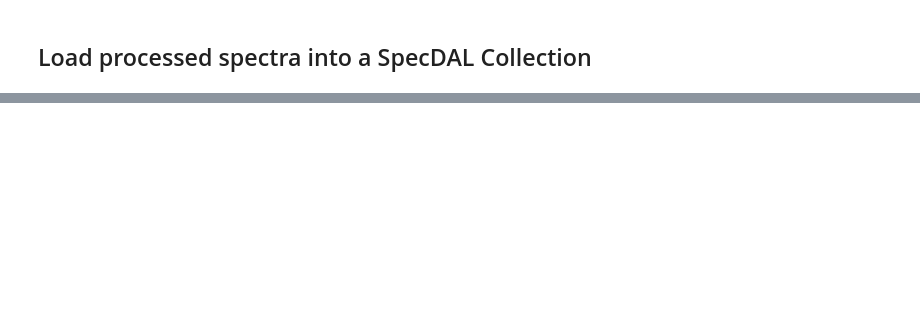
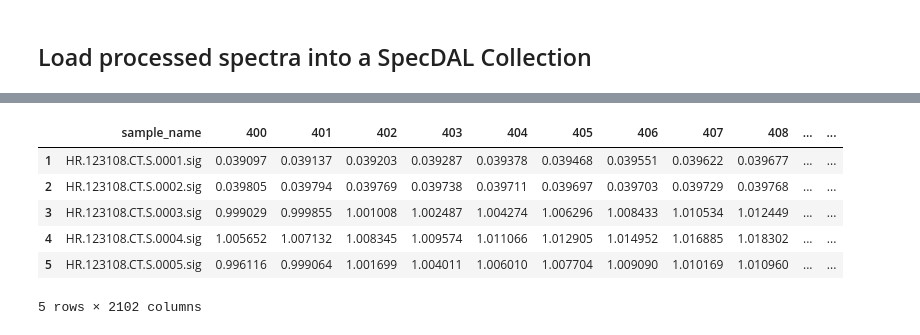
Before and after one commit to regs08/SVCProcessingPipeline, a Jupyter notebook: notebooks/sig_spectra_visualization.ipynb, the cells around one changed output, grey strips where cells are left out. Drawn from its saved outputs; the diff is of its cells as text; code cells hidden in the pictures; blank space fills up the shorter version.

```diff
--- a/notebooks/sig_spectra_visualization.ipynb
+++ b/notebooks/sig_spectra_visualization.ipynb
@@ -37,17 +64,26 @@ plt.show()
 # %%
 from pathlib import Path
 import pandas as pd
 import matplotlib.pyplot as plt
-processed_spectra_dir = "<REPO_ROOT>/pipeline_outputs/sig_resampled"
+processed_spectra_dir = Path("/Users/nr466/Python Projects/svcProcessingPipeline/pipeline_outputs/sig_resampled")
 PROCESSED_SPECTRA_CSV_PATHS = {
-    'bottom': "YOUR PATH HERE",
+    '72224_Crittenden_SVC_Bronze': Path(processed_spectra_dir) / '72224_Crittenden_SVC_Bronze' / '72224_Crittenden_SVC_Silver_merged_spectra.csv',
+    '72924_Crittenden_SVC_Silver': Path(processed_spectra_dir) / '72924_Crittenden_SVC_Silver' / '72924_Crittenden_SVC_Silver_merged_spectra.csv',
 
 }
-merged_df = pd.read_csv(PROCESSED_SPECTRA_CSV_PATHS['bottom']).iloc[1:] #remove reference scan
+merged_df = pd.read_csv(PROCESSED_SPECTRA_CSV_PATHS[example_folder]).iloc[1:] #we can just use the example folder variable defined earlier
 
 
 
 merged_df.head()
+# %% [output]
+|  | sample_name | 400 | 401 | 402 | 403 | 404 | 405 | 406 | 407 | 408 | ... | ... |
+| 1 | HR.123108.CT.S.0001.sig | 0.039097 | 0.039137 | 0.039203 | 0.039287 | 0.039378 | 0.039468 | 0.039551 | 0.039622 | 0.039677 | ... | ... |
+| 2 | HR.123108.CT.S.0002.sig | 0.039805 | 0.039794 | 0.039769 | 0.039738 | 0.039711 | 0.039697 | 0.039703 | 0.039729 | 0.039768 | ... | ... |
+| 3 | HR.123108.CT.S.0003.sig | 0.999029 | 0.999855 | 1.001008 | 1.002487 | 1.004274 | 1.006296 | 1.008433 | 1.010534 | 1.012449 | ... | ... |
+| 4 | HR.123108.CT.S.0004.sig | 1.005652 | 1.007132 | 1.008345 | 1.009574 | 1.011066 | 1.012905 | 1.014952 | 1.016885 | 1.018302 | ... | ... |
+| 5 | HR.123108.CT.S.0005.sig | 0.996116 | 0.999064 | 1.001699 | 1.004011 | 1.006010 | 1.007704 | 1.009090 | 1.010169 | 1.010960 | ... | ... |
+5 rows × 2102 columns
 # %%
 import numpy as np
 import matplotlib.pyplot as plt
```
Also changed, not shown: parts of 5 cells of this notebook, 3 other files.
